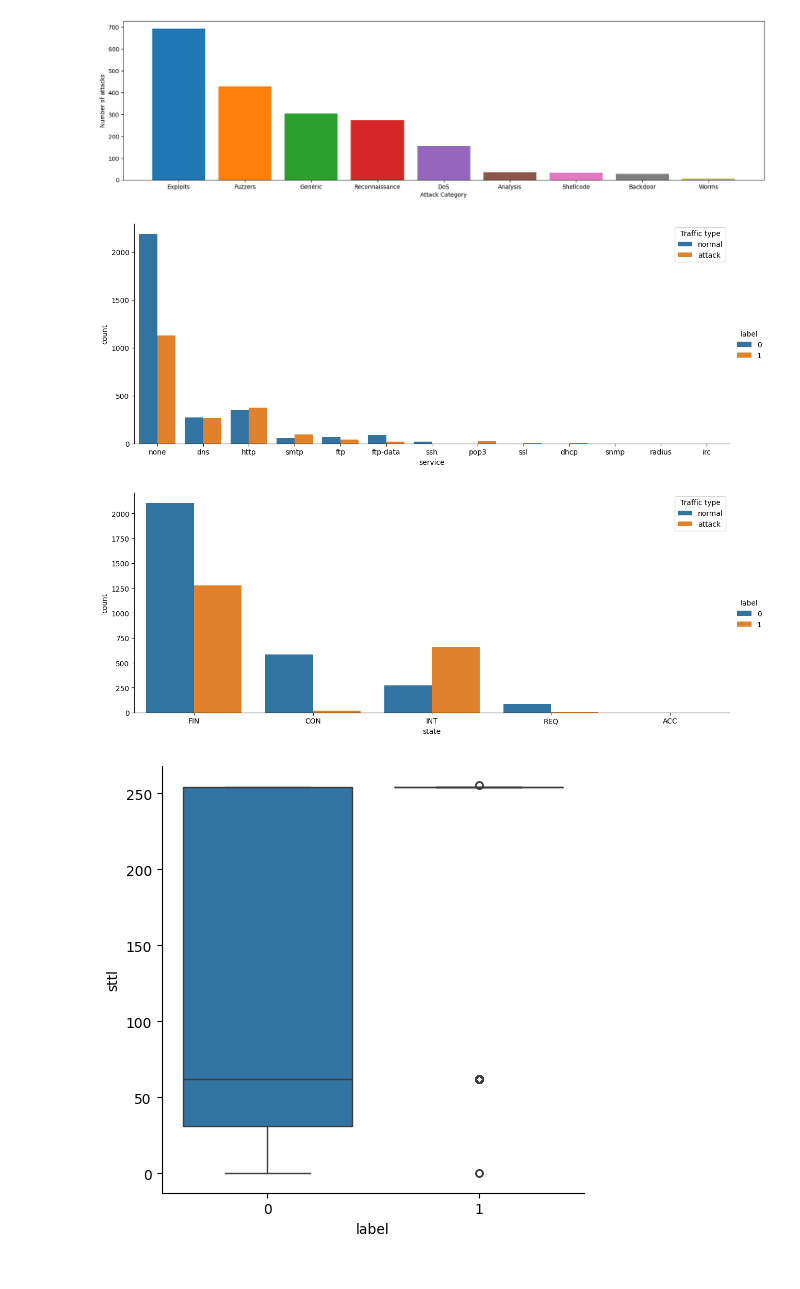
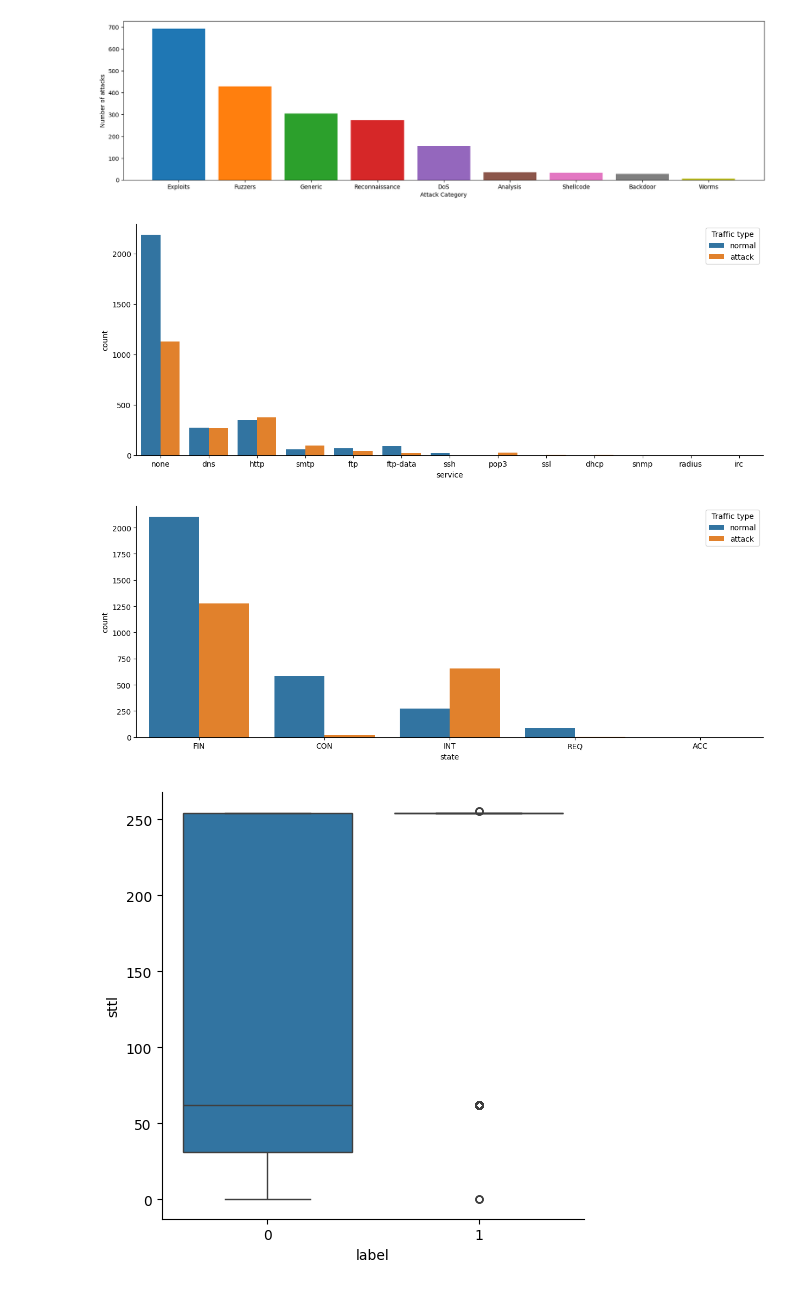
Before and after one commit to tarekmulla/cyber-conf-melb-2024, a Jupyter notebook: NIDS.ipynb, the cells around one changed output. Cells and saved outputs as stored; diff of their text form; code cells hidden in the pictures.

```diff
--- a/NIDS.ipynb
+++ b/NIDS.ipynb
@@ -49,13 +49,13 @@ df.duplicated().sum()
 # %% [output]
 0
 # %%
-df.drop(["id"], axis=1,inplace=True)
+df.drop(columns=['id'], inplace=True)
 # %%
 df.duplicated().sum()
 # %% [output]
 26387
 # %%
-df.drop_duplicates(keep='first', inplace = True)
+df.drop_duplicates(inplace=True)
 # %%
 df = df.sample(5000, random_state=RANDOM_STATE)
 df.reset_index(inplace=True)
@@ -209,18 +212,18 @@ plt.show()
 # %% [output]
 [figure]
 # %%
-df.drop(["attack_cat"], axis=1, inplace=True)
+df.drop(columns='attack_cat', inplace=True)
 # %%
 import seaborn as sns
-sns.catplot(data=df, x="service", hue="label", kind="count", height=5, aspect=2.5)
-plt.legend(['normal', 'attack'], loc="best", title = "Traffic type")
+sns.catplot(data=df, x='service', hue='label', kind='count', height=5, aspect=2.5, legend=False)
+plt.legend(['normal', 'attack'], loc='best', title = 'Traffic type')
 plt.show()
 # %% [output]
-[figure, old version]
+[figure, new version]
 # %%
-sns.catplot(data=df, x="state", hue="label", kind="count", height=5, aspect=2.5)
-plt.legend(['normal', 'attack'], loc="best", title = "Traffic type")
+sns.catplot(data=df, x='state', hue='label', kind='count', height=5, aspect=2.5, legend=False)
+plt.legend(['normal', 'attack'], loc='best', title = 'Traffic type')
 plt.show()
 # %% [output]
-[figure, old version]
+[figure, new version]
 # %%
```
Also changed, not shown: parts of 19 cells of this notebook, 3 other files.
